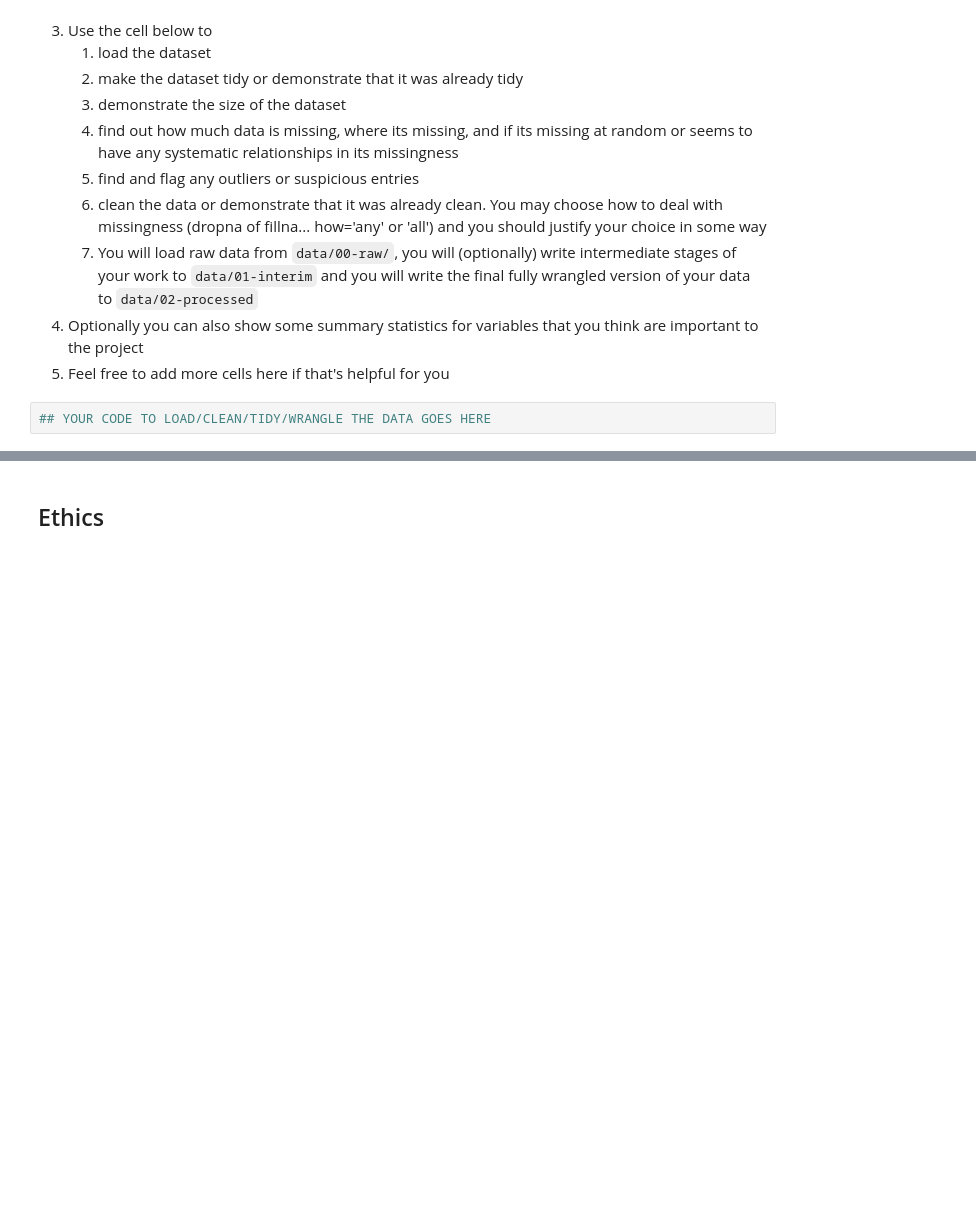
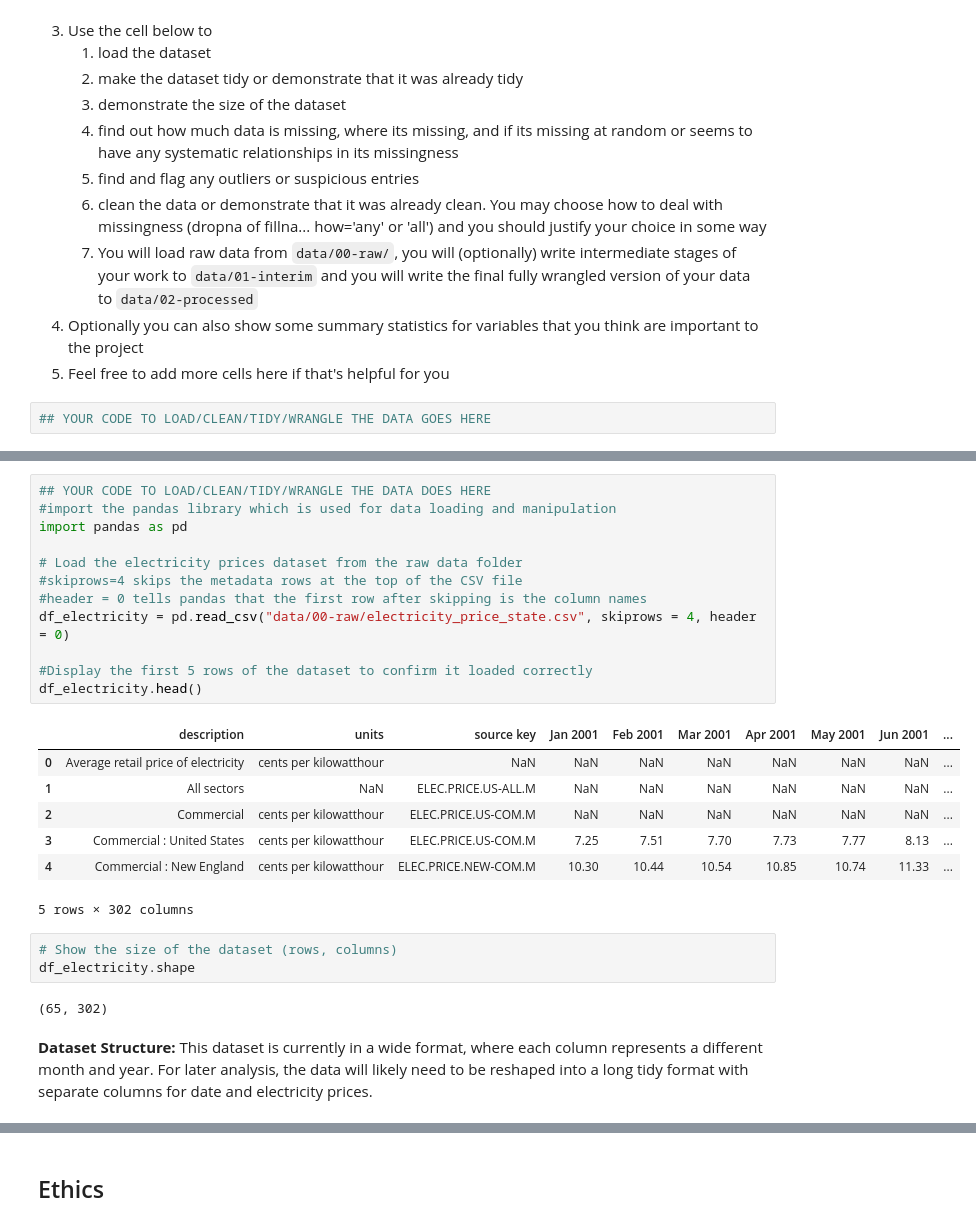
Before and after one commit to COGS108/Group147_WI26, a Jupyter notebook: 01-DataCheckpoint.ipynb, the cells around one changed output, grey strips where cells are left out. Drawn from its saved outputs; the diff is of its cells as text; blank space fills up the shorter version.

Commit message:
Background information and dataset
Updated background information and prior work (last sentence in order to make the background information match more with the research question) and added dataset #5

```diff
--- a/01-DataCheckpoint.ipynb
+++ b/01-DataCheckpoint.ipynb
@@ -603,0 +595,28 @@ Instructions:
+# %%
+## YOUR CODE TO LOAD/CLEAN/TIDY/WRANGLE THE DATA DOES HERE
+#import the pandas library which is used for data loading and manipulation
+import pandas as pd
+
+# Load the electricity prices dataset from the raw data folder
+#skiprows=4 skips the metadata rows at the top of the CSV file
+#header = 0 tells pandas that the first row after skipping is the column names
+df_electricity = pd.read_csv("data/00-raw/electricity_price_state.csv", skiprows = 4, header = 0)
+
+#Display the first 5 rows of the dataset to confirm it loaded correctly
+df_electricity.head()
+# %% [output]
+|  | description | units | source key | Jan 2001 | Feb 2001 | Mar 2001 | Apr 2001 | May 2001 | Jun 2001 | ... |
+| 0 | Average retail price of electricity | cents per kilowatthour | NaN | NaN | NaN | NaN | NaN | NaN | NaN | ... |
+| 1 | All sectors | NaN | ELEC.PRICE.US-ALL.M | NaN | NaN | NaN | NaN | NaN | NaN | ... |
+| 2 | Commercial | cents per kilowatthour | ELEC.PRICE.US-COM.M | NaN | NaN | NaN | NaN | NaN | NaN | ... |
+| 3 | Commercial : United States | cents per kilowatthour | ELEC.PRICE.US-COM.M | 7.25 | 7.51 | 7.70 | 7.73 | 7.77 | 8.13 | ... |
+| 4 | Commercial : New England | cents per kilowatthour | ELEC.PRICE.NEW-COM.M | 10.30 | 10.44 | 10.54 | 10.85 | 10.74 | 11.33 | ... |
+5 rows × 302 columns
+# %%
+# Show the size of the dataset (rows, columns)
+df_electricity.shape
+# %% [output]
+(65, 302)
+# %% [markdown]
+**Dataset Structure:**
+This dataset is currently in a wide format, where each column represents a different month and year. For later analysis, the data will likely need to be reshaped into a long tidy format with separate columns for date and electricity prices.
```
Also changed, not shown: parts of 11 cells of this notebook.
